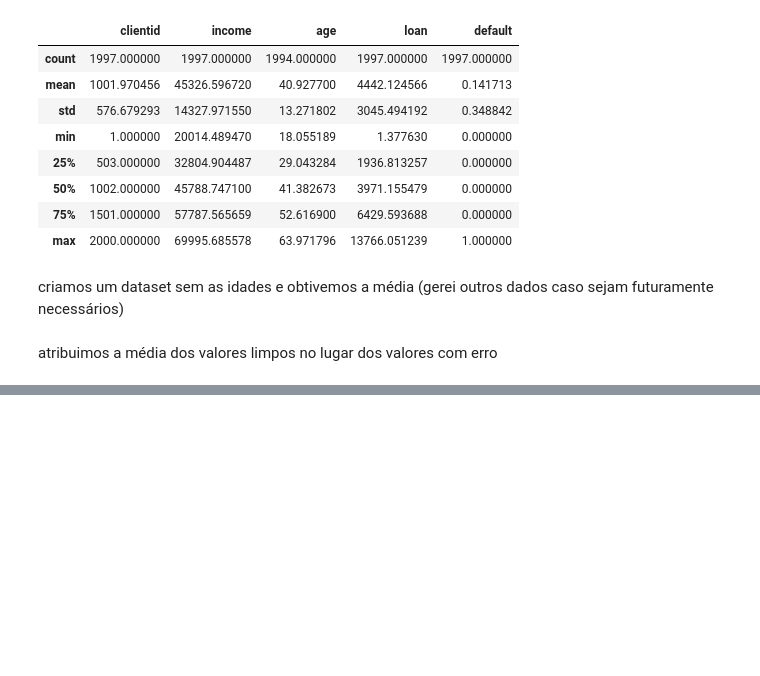
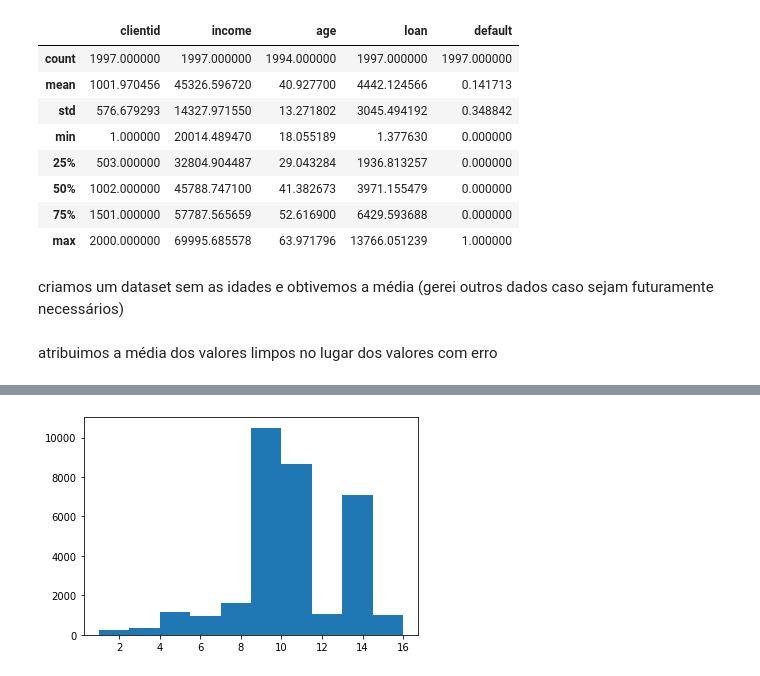
Before and after one commit to wnbrandao/wnbrandao, a Jupyter notebook: Untitled0.ipynb, the cells around one changed output, grey strips where cells are left out. Drawn from its saved outputs; the diff is of its cells as text; code cells hidden in the pictures; blank space fills up the shorter version.

```diff
--- a/Untitled0.ipynb
+++ b/Untitled0.ipynb
@@ -123,0 +273,4 @@ atribuimos a média dos valores limpos no lugar dos valores com erro
+# %%
+plt.hist(x=base_census['education-num']);
+# %% [output]
+[figure, added]
```
Also changed, not shown: parts of 41 cells of this notebook.
